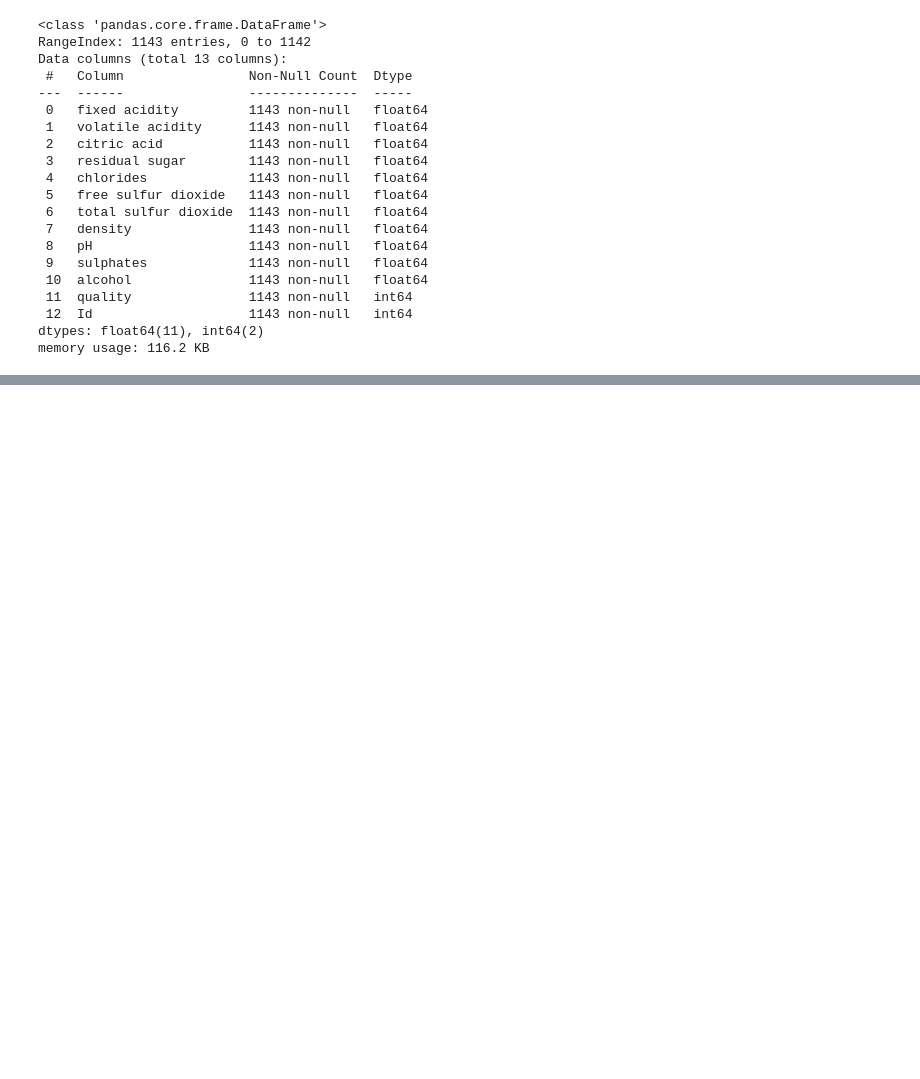
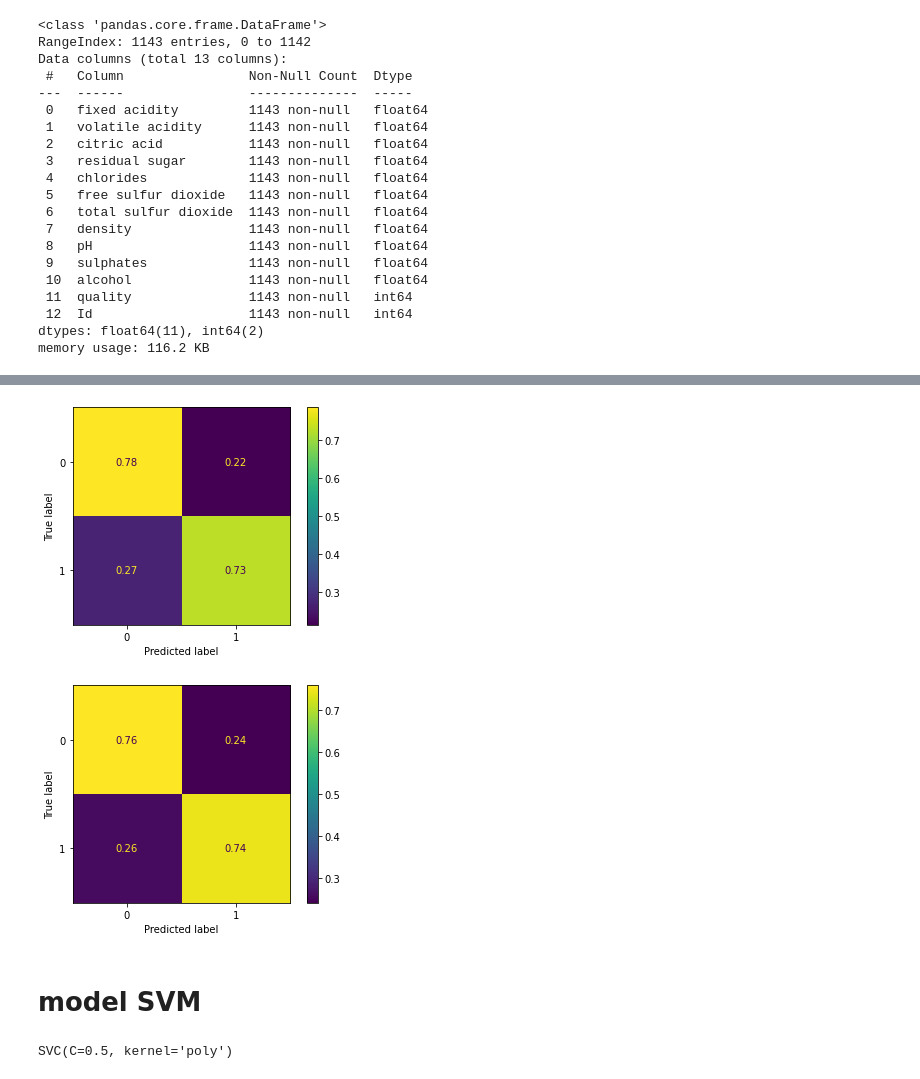
Before and after one commit to MartinM0s/winko, a Jupyter notebook: 28_05_PROJEKT_PRAKTYCZNY.ipynb, the cells around one changed output, grey strips where cells are left out. Saved outputs shown, nothing was run; the diff lists cells and outputs as text; code cells hidden in the pictures; blank space fills up the shorter version.

```diff
--- a/28_05_PROJEKT_PRAKTYCZNY.ipynb
+++ b/28_05_PROJEKT_PRAKTYCZNY.ipynb
@@ -39,0 +78,5 @@ memory usage: 116.2 KB
+# %%
+X = df.drop(['quality'], axis=1)
+y = df['quality']
+
+y=(y<=5).astype(int)
@@ -135,0 +98,5 @@ weighted avg       0.64      0.68      0.66       115
+# %%
+from sklearn.model_selection import train_test_split
+X_train, X_test, y_train, y_test = train_test_split(X,y, random_state=42,
+                                                      test_size=0.2,
+                                                      stratify=y)
@@ -135,0 +121,4 @@ weighted avg       0.64      0.68      0.66       115
+# %%
+from sklearn.linear_model import LogisticRegression
+lr = LogisticRegression()
+lr.fit(X_train_tr, y_train)
@@ -135,0 +127,3 @@ weighted avg       0.64      0.68      0.66       115
+# %%
+y_train_pred = lr.predict(X_train_tr)
+y_test_pred = lr.predict(X_test_tr)
@@ -135,0 +151,6 @@ weighted avg       0.64      0.68      0.66       115
+# %%
+from xfile import plot_conf_matrix
+plot_conf_matrix(y_train, y_train_pred, y_test, y_test_pred)
+# %% [output]
+[figure, added]
+[figure, added]
@@ -135,0 +161,8 @@ weighted avg       0.64      0.68      0.66       115
+# %% [markdown]
+# model SVM
+# %%
+from sklearn.svm import SVC
+model = SVC(kernel='poly', C=0.5, gamma='scale')
+model.fit(X_train_tr,y_train)
+# %% [output]
+SVC(C=0.5, kernel='poly')
```
Also changed, not shown: parts of 22 cells of this notebook.
